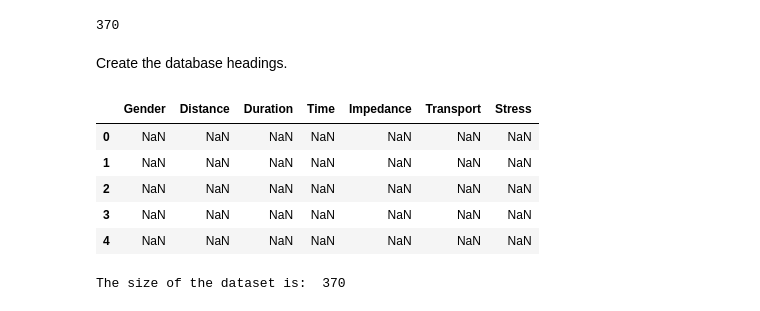
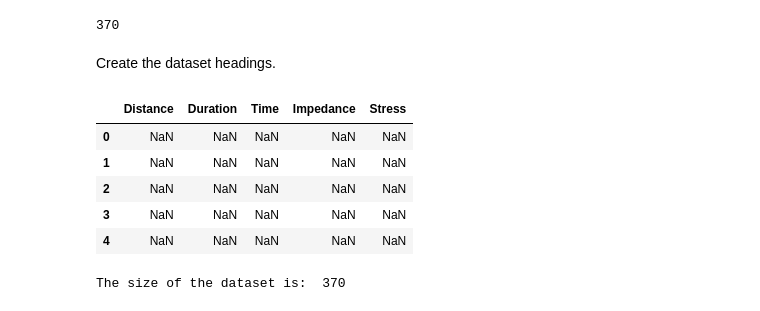
Before and after one commit to Osheah/commute-stress, a Jupyter notebook: commute-stress.ipynb, the cells around one changed output. Cells and saved outputs as stored; diff of their text form; code cells hidden in the pictures.

```diff
--- a/commute-stress.ipynb
+++ b/commute-stress.ipynb
@@ -85,16 +87,17 @@ print(len(x))
 # %% [output]
 370
 # %% [markdown]
-Create the database headings.
+Create the dataset headings.
 # %%
-df = pd.DataFrame(columns = ['Gender','Distance', 'Duration', 'Time', 'Impedance', 'Transport', 'Stress'], index = x)
+df = pd.DataFrame(columns = ['Distance', 'Duration', 'Time', 'Impedance', 'Stress'], index = x)
+# There are also additional headings that can be added such as age mode of transport, gender etc.
 # check headers are present
 df.head()
 # %% [output]
-|  | Gender | Distance | Duration | Time | Impedance | Transport | Stress |
-| 0 | NaN | NaN | NaN | NaN | NaN | NaN | NaN |
-| 1 | NaN | NaN | NaN | NaN | NaN | NaN | NaN |
-| 2 | NaN | NaN | NaN | NaN | NaN | NaN | NaN |
-| 3 | NaN | NaN | NaN | NaN | NaN | NaN | NaN |
-| 4 | NaN | NaN | NaN | NaN | NaN | NaN | NaN |
+|  | Distance | Duration | Time | Impedance | Stress |
+| 0 | NaN | NaN | NaN | NaN | NaN |
+| 1 | NaN | NaN | NaN | NaN | NaN |
+| 2 | NaN | NaN | NaN | NaN | NaN |
+| 3 | NaN | NaN | NaN | NaN | NaN |
+| 4 | NaN | NaN | NaN | NaN | NaN |
 # %%
```
Also changed, not shown: parts of 61 cells of this notebook, 3 other files.
